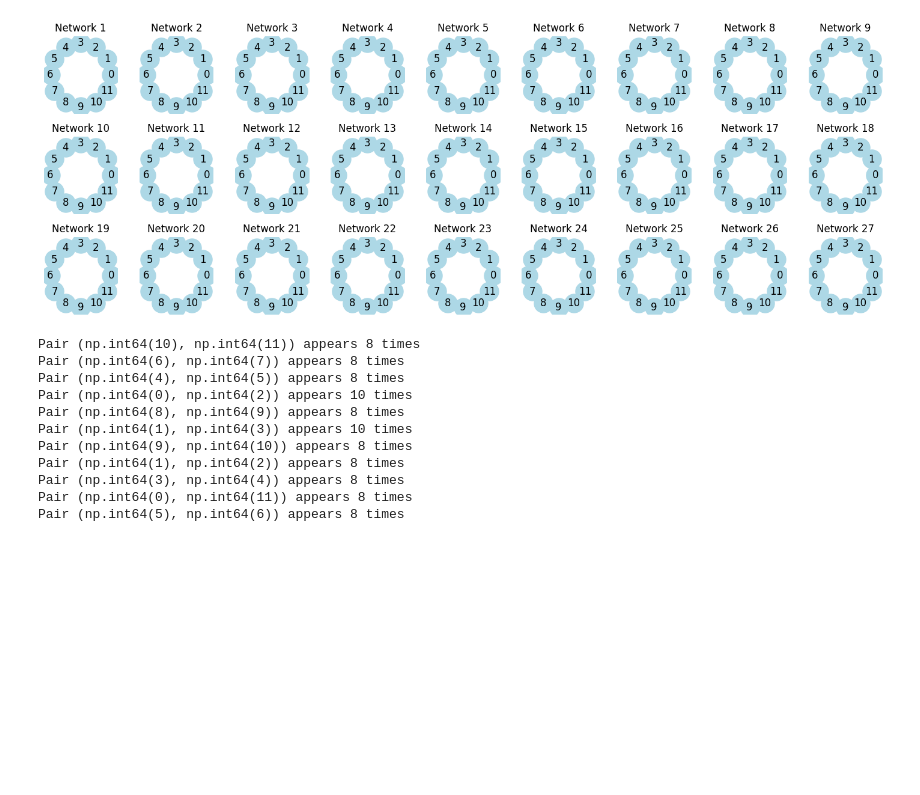
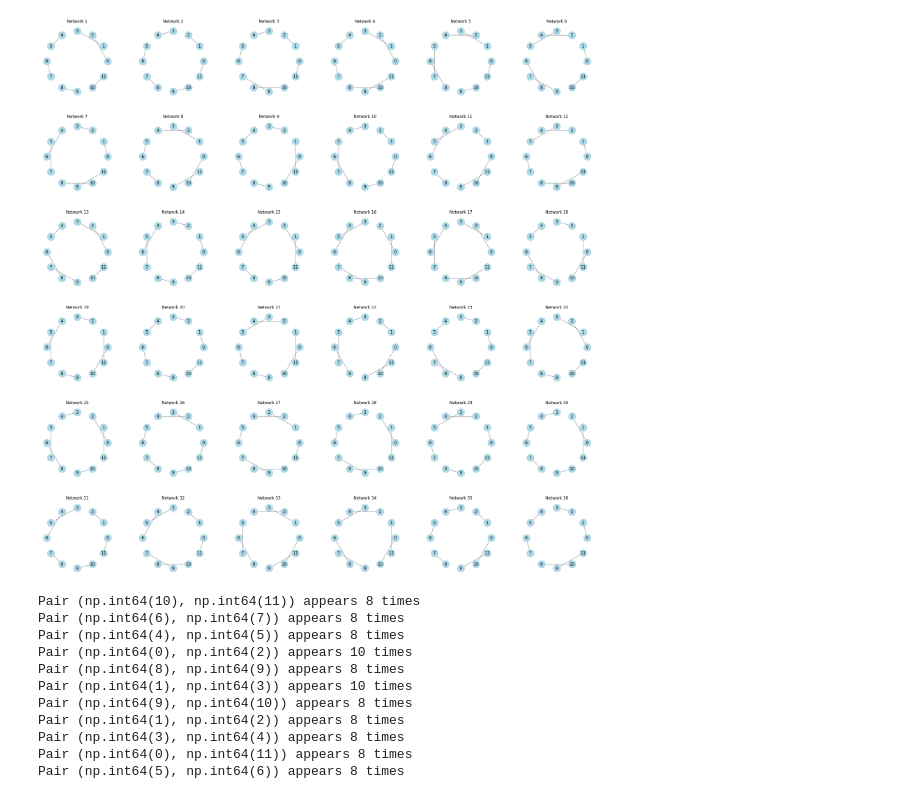
Before and after one commit to jacksonhenry3/Qnibble, a Jupyter notebook: Notebooks/2Qsubgroups.ipynb, the cells around one changed output. Drawn from its saved outputs; the diff is of its cells as text; code cells hidden in the pictures; blank space fills up the shorter version.

```diff
--- a/Notebooks/2Qsubgroups.ipynb
+++ b/Notebooks/2Qsubgroups.ipynb
@@ -189,4 +199,5 @@ Unique subgroups of pairs as np.array:
 # %%
+#Example 2 with more nodes and links
 # Example adjacency matrix (0 indicates no connection, 1 indicates connection)
 adj_matrix = [[0,1,1,0,0,0,0,0,0,0,1,1],
                     [1,0,1,1,0,0,0,0,0,0,0,1],
@@ -201,15 +212,11 @@ adj_matrix = [[0,1,1,0,0,0,0,0,0,0,1,1],
                     [1,0,0,0,0,0,0,0,1,1,0,1],
                     [1,1,0,0,0,0,0,0,0,1,1,0]]
 
-adj_matrix= [[0,1,1,0,1,1],[1,0,1,1,0,1],[1,1,0,1,1,0],[0,1,1,0,1,1],[1,0,1,1,0,1],[1,1,0,1,1,0]]
 
 # Find all possible combinations of two-node connected subgroups
-num_pairs = 3
-two_node_subgroups = find_two_node_subgroups(adj_matrix, num_pairs)
-print("All possible combinations of two-node connected subgroups:")
-all_groups=[]
-for subgroup in two_node_subgroups:
-    all_groups.append(subgroup)
-    #print(subgroup)
-all_groups
+num_pairs = 6
+subgroups = find_two_node_subgroups(adj_matrix, num_pairs)
+print("Unique subgroups of pairs as np.array:")
+print(subgroups)
+print(len(subgroups))
 # %% [output]
@@ -225,43 +269,40 @@ All possible combinations of two-node connected subgroups:
 # %%
-import numpy as np
-import matplotlib.pyplot as plt
-import networkx as nx
+#Visualizing the various K2 subdivisions
 
-# Your input data
-list_of_pairs = all_groups
-
-# Ensure the list has exactly 14 entries for demonstration
-#while len(list_of_pairs) < 12:
-#    list_of_pairs.append(np.array([[0, 1], [2, 3], [4, 5], [6, 7]]))
-
-# Set up the plot
-fig, axes = plt.subplots(3, 9, figsize=(18, 6))
+list_of_pairs = subgroups
+#Make rows and columns of the subplots match the number of pairs. For the above adj matrix that 36 configurations, hence 6x6
+#nxm=6x6
+n=6
+m=6
+fig, axes = plt.subplots(n, m, figsize=(30, 30))
 fig.subplots_adjust(wspace=0.3, hspace=0.3)
 
-# Helper function to visualize a graph from a list of pairs
+# Function to visualize a graph from a list of pairs
 def visualize_network(pairs, ax, title):
     G = nx.Graph()
     G.add_edges_from(pairs)
     node_order = list(range(12))
 
 # Calculate positions for each node in a circle
     angle = 2 * np.pi / len(node_order)
     pos = {node: (np.cos(i * angle), np.sin(i * angle)) for i, node in enumerate(node_order)}
     # Draw the graph
     nx.draw(G, pos, with_labels=True, node_color='lightblue',
             node_size=500, edge_color='gray', ax=ax)
     ax.set_title(title, fontsize=12)
 
 # Plot each network in the grid
 for idx, ax in enumerate(axes.flat):
     if idx < len(list_of_pairs):
         visualize_network(list_of_pairs[idx], ax, f"Network {idx + 1}")
     else:
-        ax.axis('off')  # Turn off empty plots
+        ax.axis('off')
 
-#plt.savefig("C4_all_2_q_subgroupings_8Q.png")
-
+#uncomment the code below if you want to save image.
+#dpi is "dots per inch" and just refers to resolution
+#tight means the saved figure does not have any white space
+#plt.savefig("Connectivities.png",dpi=300, bbox_inches="tight")
 plt.show()
 # %% [output]
-[figure, old version]
+[figure, new version]
 # %%
```
Also changed, not shown: parts of 28 cells of this notebook.
